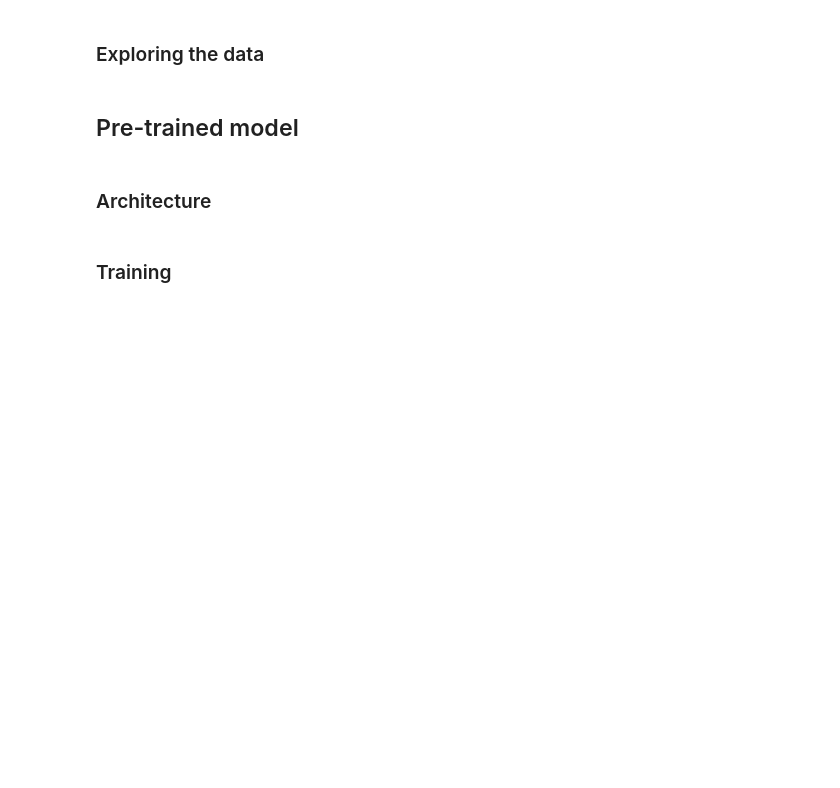
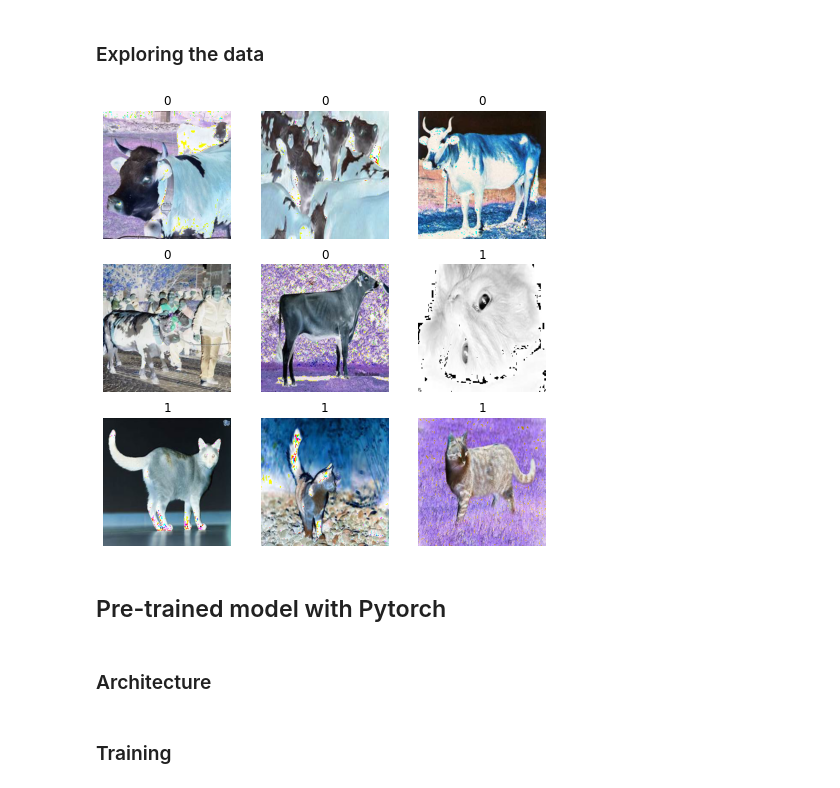
Before and after one commit to federaspa/CNNs-for-image-classification, a Jupyter notebook: CNN_Pytorch.ipynb, the cells around one changed output. Drawn from its saved outputs; the diff is of its cells as text; code cells hidden in the pictures; blank space fills up the shorter version.

```diff
--- a/CNN_Pytorch.ipynb
+++ b/CNN_Pytorch.ipynb
@@ -544,5 +773,18 @@ print(yTrain[100])
+# %%
+# Display a few datapoints
+figure = plt.figure(figsize=(8, 8))
+cols, rows = 3, 3
+for i in range(1, cols * rows + 1):
+    img, label = xTrain[i-1], yTrain[i-1]
+    figure.add_subplot(rows, cols, i)
+    plt.title(label)
+    plt.axis("off")
+    plt.imshow((img *255).astype(np.uint8))
+plt.show()
+# %% [output]
+[figure, added]
 # %% [markdown]
-## Pre-trained model
+## Pre-trained model with Pytorch
 # %% [markdown]
 ### Architecture
 # %%
```
Also changed, not shown: parts of 54 cells of this notebook.
